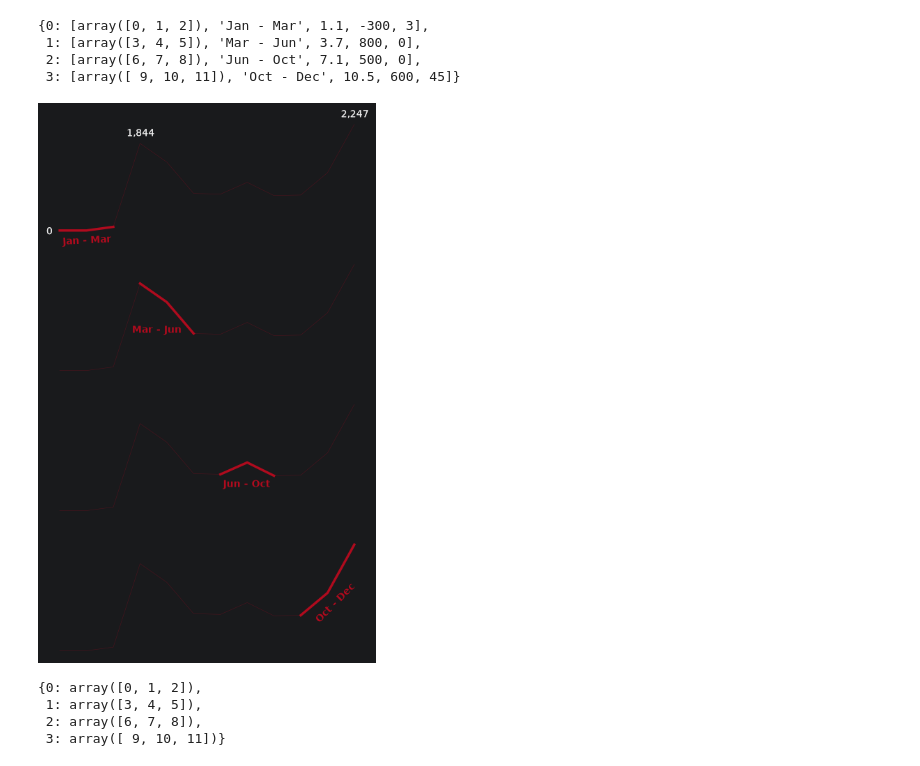
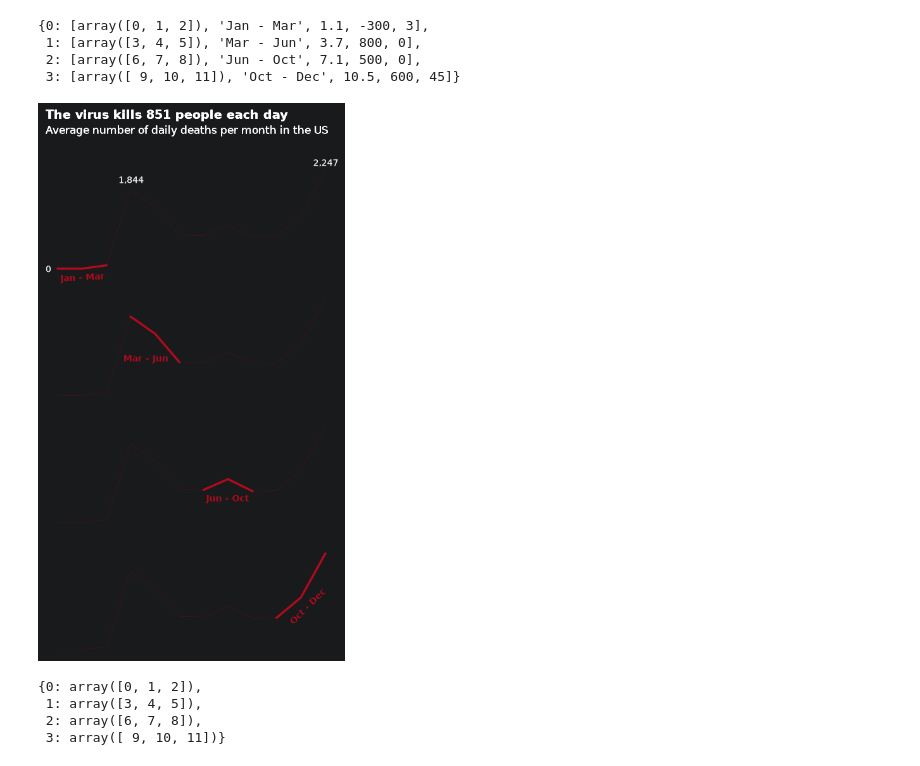
Before and after one commit to dnlsyfq/py_visual, a Jupyter notebook: main.ipynb, the cells around one changed output. Saved outputs shown, nothing was run; the diff lists cells and outputs as text; code cells hidden in the pictures.

```diff
--- a/main.ipynb
+++ b/main.ipynb
@@ -136,21 +136,23 @@ interval_new
 # %%
 fig, axes = plt.subplots(nrows=4,ncols=1,figsize=(6,10))
 
 for idx, val in interval_new.items():
     for location in ['left', 'right', 'top', 'bottom']:
         axes[idx].spines[location].set_visible(False)
     axes[idx].set_xticklabels([])
     axes[idx].set_yticklabels([])
     axes[0].text(0.5,-80,'0',alpha=0.5)
     axes[0].text(3.5,2000,'1,844',alpha=0.5)
     axes[0].text(11.5,2400,'2,247',alpha=0.5)
+    axes[0].text(0.5,3500,s='The virus kills 851 people each day',weight='bold', size=14)
+    axes[0].text(0.5,3150,s='Average number of daily deaths per month in the US', size=12)
     axes[idx].plot(death_toll['Month'],death_toll['New_deaths'],color='#af0b1e', linewidth=0.5,alpha=0.3)
     axes[idx].plot(death_toll['Month'].iloc[val[0]],death_toll['New_deaths'].iloc[val[0]],color='#af0b1e',linewidth=2.5)
     axes[idx].tick_params(left=False, bottom=False)
     axes[idx].text(val[2],val[3],val[1],color='#af0b1e',weight='bold',rotation=val[4])
 plt.show()
 # %% [output]
-[figure, old version]
+[figure, new version]
 # %%
 interval = dict(zip( range(4), np.split(np.array(death_toll['Month'])-1,4) ))
 interval
```
